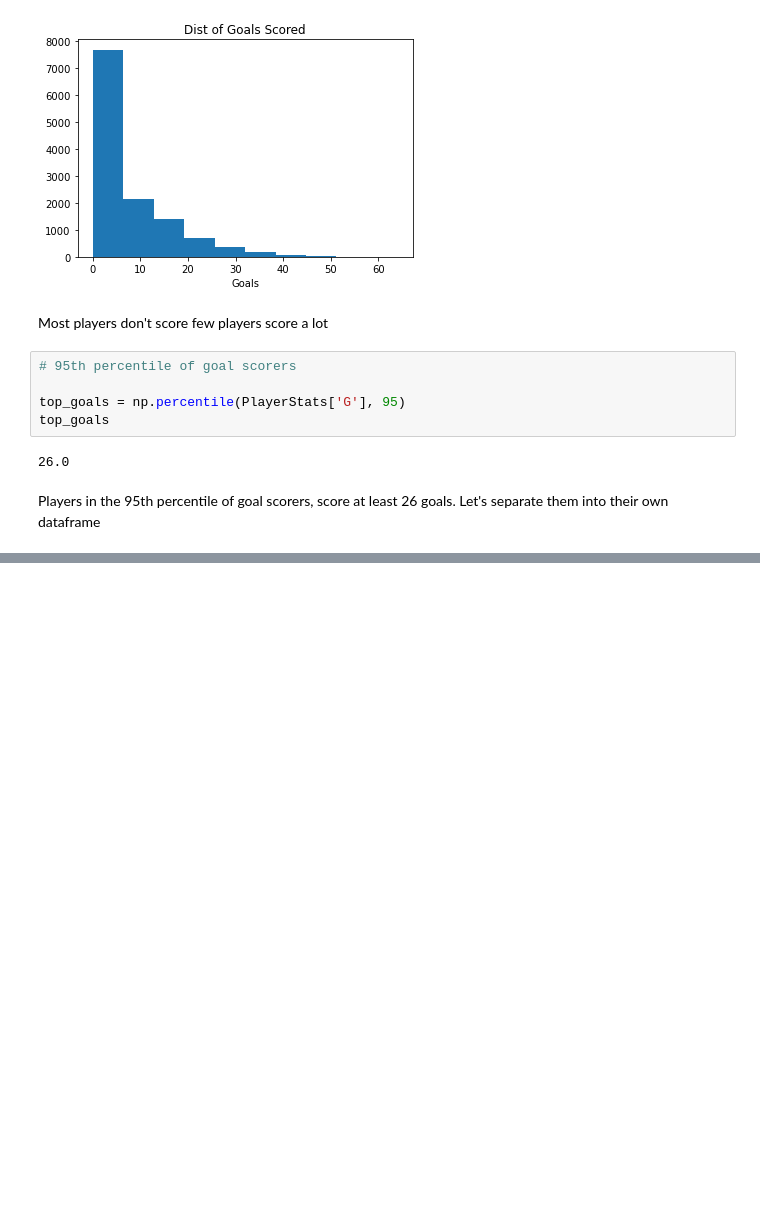
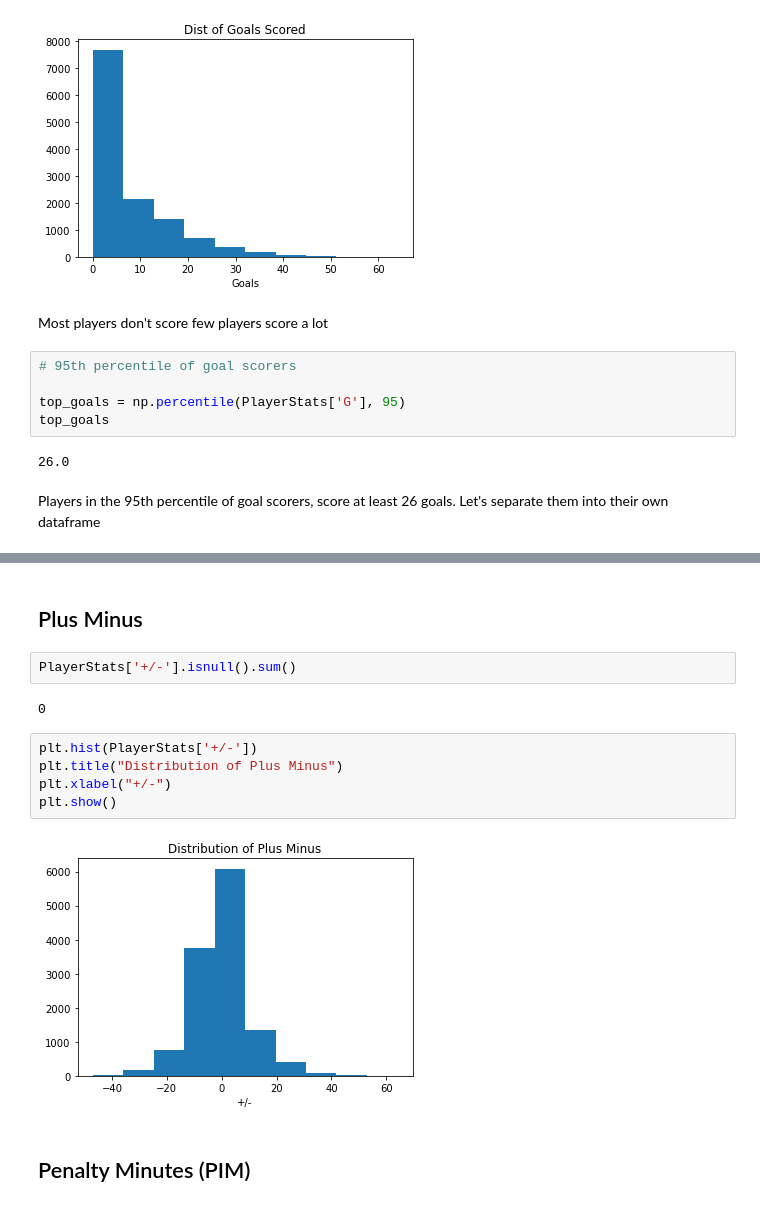
Before and after one commit to lukekerwin/DS-320_Project, a Jupyter notebook: Player Data/PlayerData_Cleaning.ipynb, the cells around one changed output, grey strips where cells are left out. Saved outputs shown, nothing was run; the diff lists cells and outputs as text; blank space fills up the shorter version.

```diff
--- a/Player Data/PlayerData_Cleaning.ipynb
+++ b/Player Data/PlayerData_Cleaning.ipynb
@@ -542,0 +715,15 @@ Name: Pos, dtype: int64
+# %% [markdown]
+## Plus Minus
+# %%
+PlayerStats['+/-'].isnull().sum()
+# %% [output]
+0
+# %%
+plt.hist(PlayerStats['+/-'])
+plt.title("Distribution of Plus Minus")
+plt.xlabel("+/-")
+plt.show()
+# %% [output]
+[figure, added]
+# %% [markdown]
+## Penalty Minutes (PIM)
```
Also changed, not shown: parts of 37 cells of this notebook.
